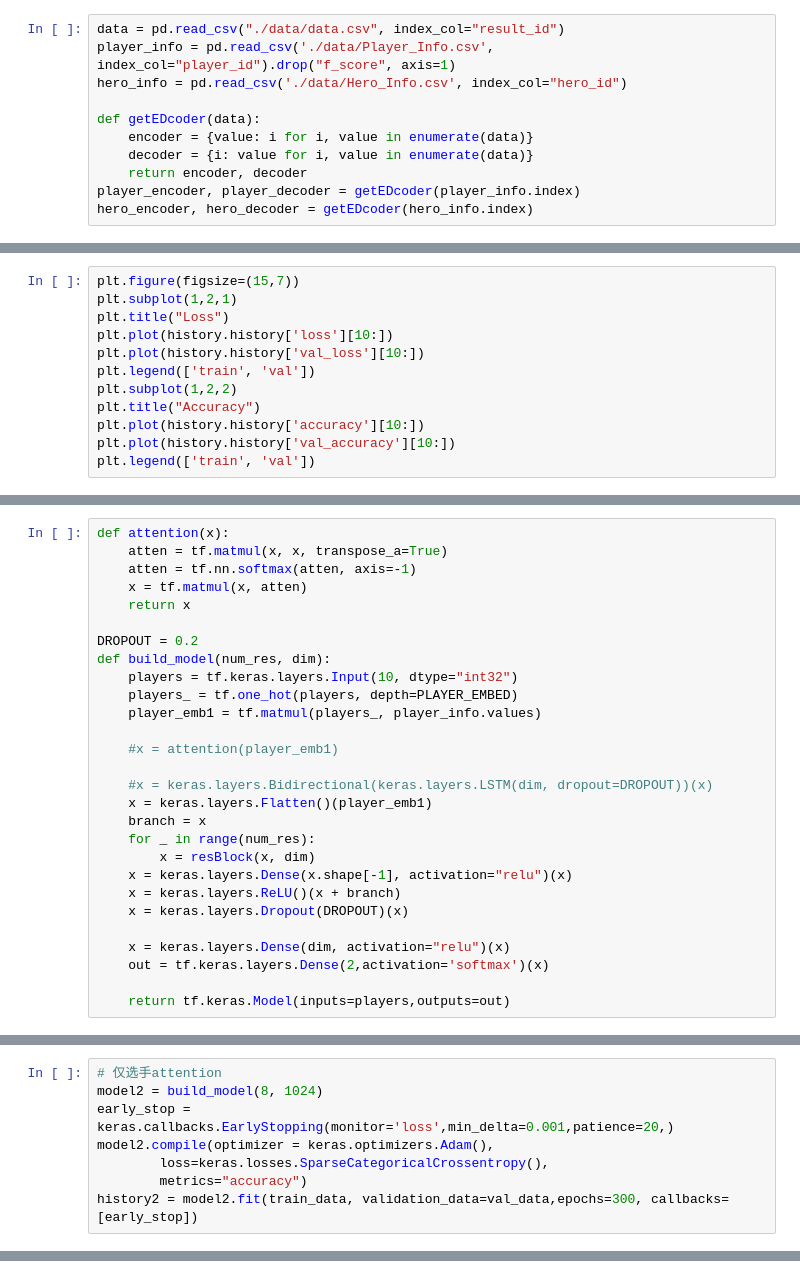
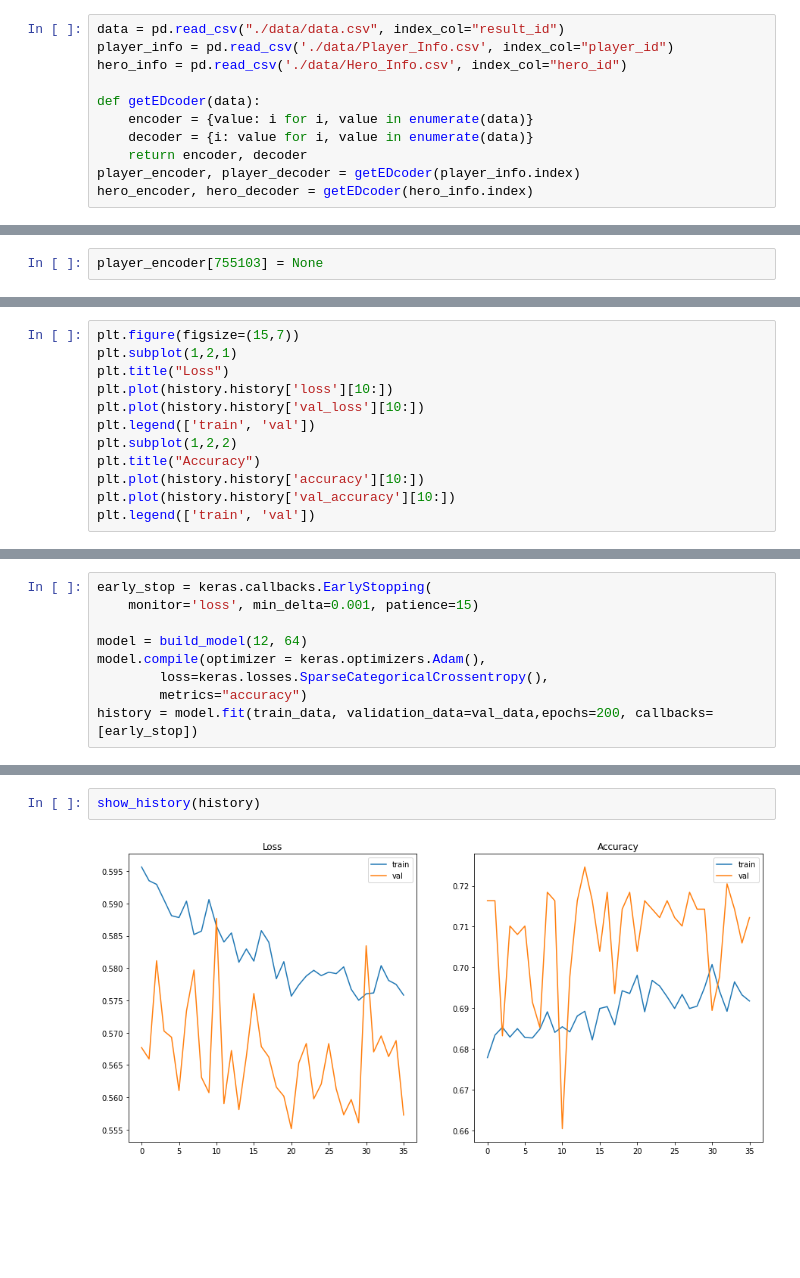
Before and after one commit to Dragon-GCS/LPLS11-, a Jupyter notebook: LOL_S11_Predict.ipynb, the cells around one changed output, grey strips where cells are left out. Cells and saved outputs as stored; diff of their text form; blank space fills up the shorter version.

```diff
--- a/LOL_S11_Predict.ipynb
+++ b/LOL_S11_Predict.ipynb
@@ -16,7 +15,7 @@ tf.random.set_seed(1001)
 E:\ProjectFiles\Python\04_DeepLearning\07_LPL_Data_Analysis
 # %%
 data = pd.read_csv("./data/data.csv", index_col="result_id")
-player_info = pd.read_csv('./data/Player_Info.csv', index_col="player_id").drop("f_score", axis=1)
+player_info = pd.read_csv('./data/Player_Info.csv', index_col="player_id")
 hero_info = pd.read_csv('./data/Hero_Info.csv', index_col="hero_id")
 
 def getEDcoder(data):
@@ -32,6 +31,8 @@ def normalize(df):
     return df
 player_info = normalize(player_info)
 hero_info = normalize(hero_info)
+# %%
+player_encoder[755103] = None
 # %%
 columns = list(data.columns)
 for i, col in enumerate(columns):
@@ -396,28 +420,0 @@ train_data = processData(train_data.values)
-# %%
-def attention(x):
-    atten = tf.matmul(x, x, transpose_a=True)
-    atten = tf.nn.softmax(atten, axis=-1)
-    x = tf.matmul(x, atten)
-    return x
-
-DROPOUT = 0.2
-def build_model(num_res, dim):
-    players = tf.keras.layers.Input(10, dtype="int32")
-    players_ = tf.one_hot(players, depth=PLAYER_EMBED)
-    player_emb1 = tf.matmul(players_, player_info.values)
-
-    #x = attention(player_emb1)
-
-    #x = keras.layers.Bidirectional(keras.layers.LSTM(dim, dropout=DROPOUT))(x)
-    x = keras.layers.Flatten()(player_emb1)
-    branch = x
-    for _ in range(num_res):
-        x = resBlock(x, dim)
-    x = keras.layers.Dense(x.shape[-1], activation="relu")(x)
-    x = keras.layers.ReLU()(x + branch)
-    x = keras.layers.Dropout(DROPOUT)(x)
-
-    x = keras.layers.Dense(dim, activation="relu")(x)
-    out = tf.keras.layers.Dense(2,activation='softmax')(x)
-
-    return tf.keras.Model(inputs=players,outputs=out)
@@ -424,9 +469,10 @@ def build_model(num_res, dim):
 # %%
-# 仅选手attention
-model2 = build_model(8, 1024)
-early_stop = keras.callbacks.EarlyStopping(monitor='loss',min_delta=0.001,patience=20,)
-model2.compile(optimizer = keras.optimizers.Adam(),
+early_stop = keras.callbacks.EarlyStopping(
+    monitor='loss', min_delta=0.001, patience=15)
+
+model = build_model(12, 64)
+model.compile(optimizer = keras.optimizers.Adam(),
         loss=keras.losses.SparseCategoricalCrossentropy(),
         metrics="accuracy")
-history2 = model2.fit(train_data, validation_data=val_data,epochs=300, callbacks=[early_stop])
+history = model.fit(train_data, validation_data=val_data,epochs=200, callbacks=[early_stop])
 # %% [output]
@@ -464,0 +496,4 @@ plt.plot(history2.history['val_accuracy'][2:])
+# %%
+show_history(history)
+# %% [output]
+[figure, added]
```
Also changed, not shown: parts of 39 cells of this notebook, 10 other files.
